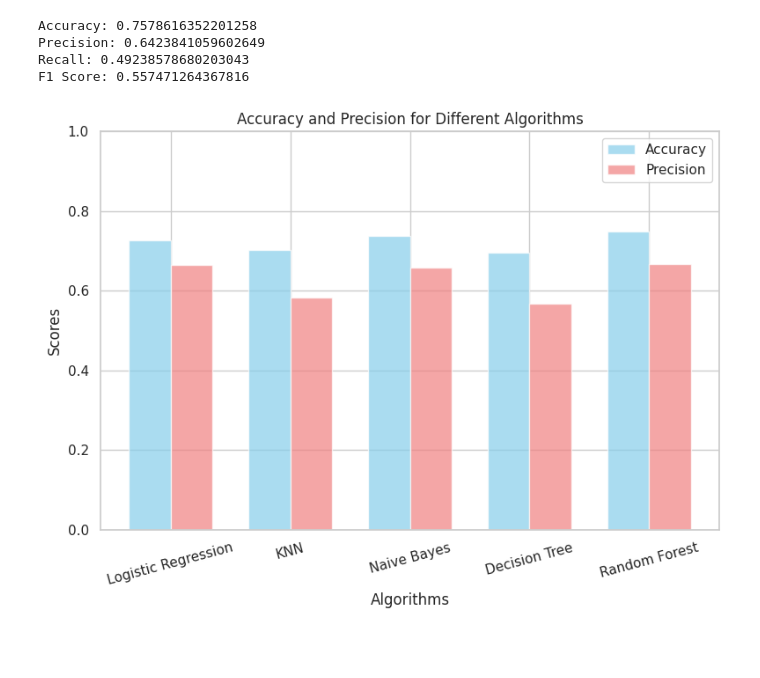
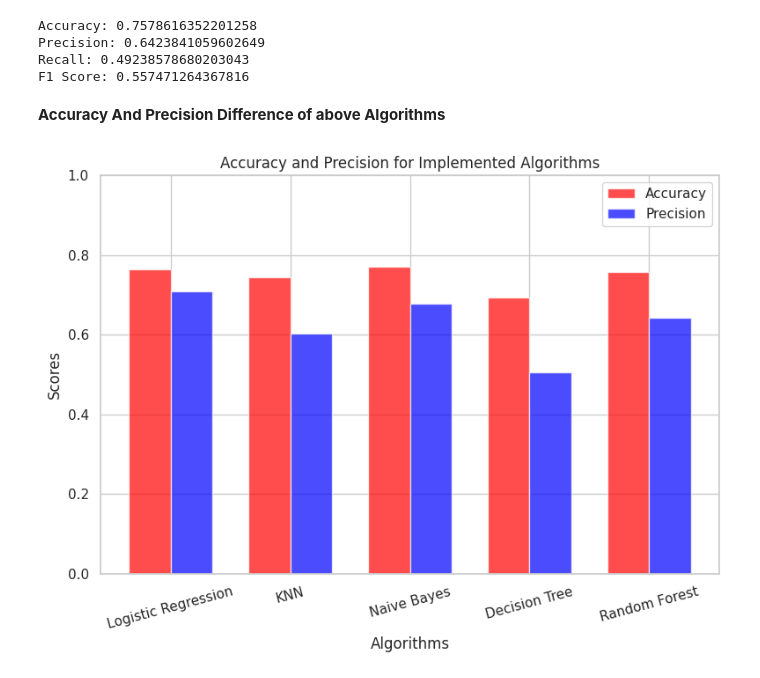
Before and after one commit to rhshovon102/DataMining-MachineLearning, a Jupyter notebook: Predicting_Women's_Diabetes_Disease_Using_Machine_Learning.ipynb, the cells around one changed output. Drawn from its saved outputs; the diff is of its cells as text; code cells hidden in the pictures; blank space fills up the shorter version.

```diff
--- a/Predicting_Women's_Diabetes_Disease_Using_Machine_Learning.ipynb
+++ b/Predicting_Women's_Diabetes_Disease_Using_Machine_Learning.ipynb
@@ -286,30 +286,31 @@ Accuracy: 0.7578616352201258
 Precision: 0.6423841059602649
 Recall: 0.49238578680203043
 F1 Score: 0.557471264367816
+# %% [markdown]
+**Accuracy And Precision Difference of above Algorithms**
 # %%
-import matplotlib.pyplot as plt
 import numpy as np
-
 algorithms = ['Logistic Regression', 'KNN', 'Naive Bayes', 'Decision Tree', 'Random Forest']
-accuracy_values = [0.7265625, 0.703125, 0.7369791666666666, 0.6966145833333334, 0.7486979166666666]
-precision_values = [0.6647727272727273, 0.5826446280991735, 0.6586538461538461, 0.5680933852140078, 0.6666666666666666]
+accuracy_values = [0.7641509433962265
+, 0.7437106918238994, 0.7704402515723271, 0.6933962264150944, 0.7578616352201258]
+precision_values = [0.7079646017699115, 0.6024096385542169, 0.6783216783216783, 0.5058139534883721, 0.6423841059602649]
 
 bar_width = 0.35
 
 indices = np.arange(len(algorithms))
 
 plt.figure(figsize=(8, 6))
-plt.bar(indices, accuracy_values, bar_width, label='Accuracy', color='skyblue', alpha=0.7)
-plt.bar(indices + bar_width, precision_values, bar_width, label='Precision', color='lightcoral', alpha=0.7)
+plt.bar(indices, accuracy_values, bar_width, label='Accuracy', color='red', alpha=0.7)
+plt.bar(indices + bar_width, precision_values, bar_width, label='Precision', color='blue', alpha=0.7)
 
 plt.xlabel('Algorithms')
 plt.ylabel('Scores')
-plt.title('Accuracy and Precision for Different Algorithms')
+plt.title('Accuracy and Precision for Implemented Algorithms')
 plt.xticks(indices + bar_width / 2, algorithms, rotation=15)
 plt.ylim(0, 1)
 plt.legend()
 
 plt.tight_layout()
 plt.show()
 # %% [output]
-[figure, old version]
+[figure, new version]
```
Also changed, not shown: parts of 3 cells of this notebook.
